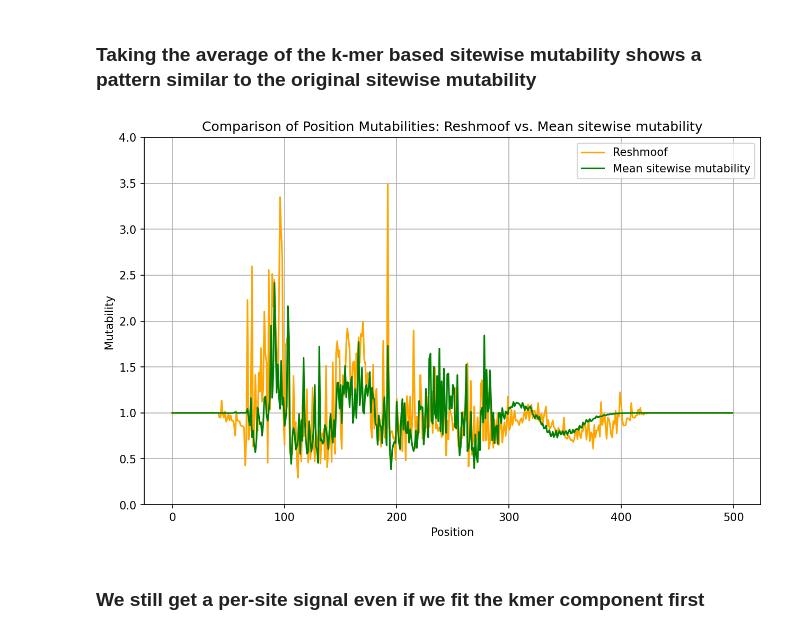
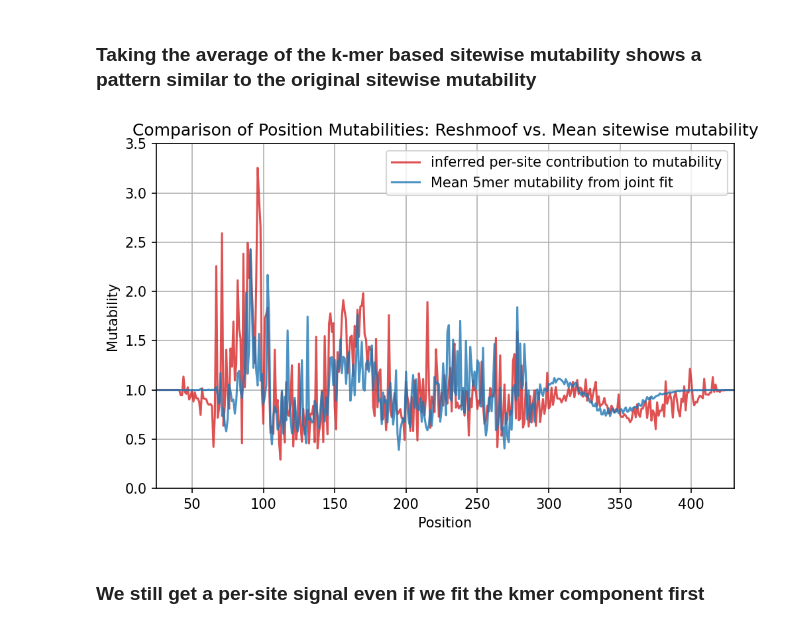
Before and after one commit to matsengrp/thrifty-experiments-1, a Jupyter notebook: human/reshmoof.ipynb, the cells around one changed output. Drawn from its saved outputs; the diff is of its cells as text; code cells hidden in the pictures.

```diff
--- a/human/reshmoof.ipynb
+++ b/human/reshmoof.ipynb
@@ -1,4 +1,6 @@
 # %%
+import os
+
 import torch
 
 import pandas as pd
@@ -10,6 +12,11 @@ import seaborn as sns
 from netam.common import print_parameter_count
 
 from netam import framework, models
+
+figures_dir = "/Users/matsen/writing/talks/figures/bcr-mut-sel/"
+# if this path does not exist, set it to ""
+if not os.path.exists(figures_dir):
+    figures_dir = ""
 # %%
 train_df, val_df = framework.load_shmoof_dataframes("/Users/matsen/data/shmoof_edges_11-Jan-2023_NoNode0_iqtree_K80+R_masked.csv", val_nickname="small") #, sample_count=5000)
 # %%
@@ -116,20 +123,22 @@ for parent in train_df["parent"]:
 
 mean_sitewise_mutability = np.stack(kmer_mutabilities).mean(axis=0)
 mean_sitewise_mutability = pd.Series(mean_sitewise_mutability)
-
-plt.figure(figsize=(10, 6))
-plt.plot(merged_positions['Position'], merged_positions['Mutability_reshmoof'], label='Reshmoof', color='orange')
-plt.plot(merged_positions['Position'], mean_sitewise_mutability, label='Mean sitewise mutability', color='green')
-# plt.xlim(75, 200)
-plt.ylim(0, 4)
-plt.xlabel('Position')
-plt.ylabel('Mutability')
-plt.title('Comparison of Position Mutabilities: Reshmoof vs. Mean sitewise mutability')
-plt.legend()
-plt.grid(True)
-plt.show()
-# %% [output]
-[figure, removed]
+# %%
+fig, ax = plt.subplots(figsize=(7.5, 4.5))
+ax.plot(merged_positions['Position'], merged_positions['Mutability_reshmoof'], label='inferred per-site contribution to mutability', color='tab:red', alpha=0.8)
+ax.plot(merged_positions['Position'], mean_sitewise_mutability, label='Mean 5mer mutability from joint fit', color='tab:blue', alpha=0.8)
+ax.set_xlabel('Position')
+ax.set_ylabel('Mutability')
+ax.set_title('Comparison of Position Mutabilities: Reshmoof vs. Mean sitewise mutability')
+ax.set_xlim(25, 430)
+ax.set_ylim(0, 3.5)
+ax.legend()
+ax.grid(True)
+# save to svg
+fig.savefig(figures_dir + 'reshmoof_vs_mean_sitewise_mutability.svg', format='svg')
+#fig.savefig(figures_dir + 'reshmoof_vs_mean_sitewise_mutability.1.svg', format='svg')
+# %% [output]
+[figure, added]
 # %% [markdown]
 ### We still get a per-site signal even if we fit the kmer component first
 # %%
```
Also changed, not shown: parts of 2 cells of this notebook, 3 other files.
